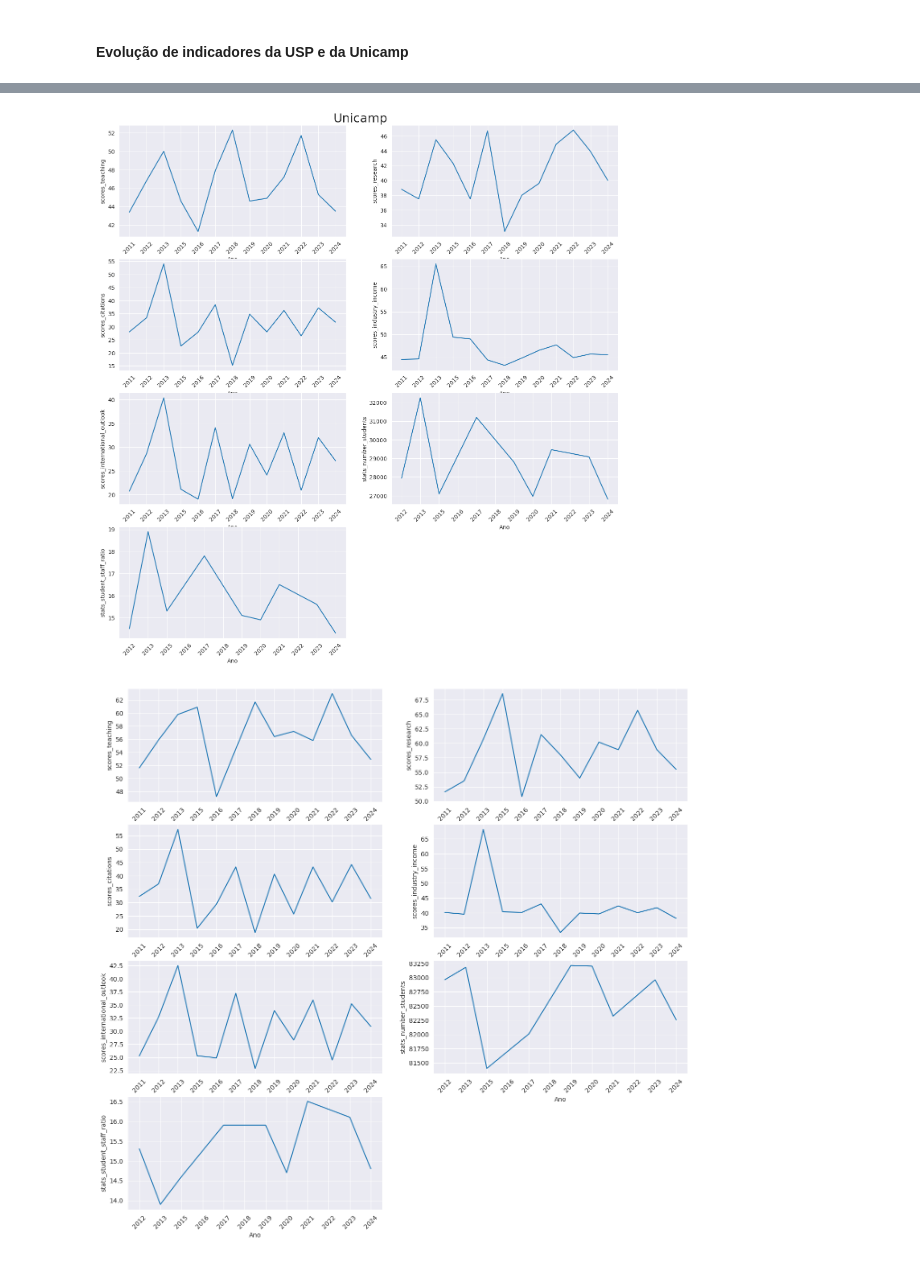
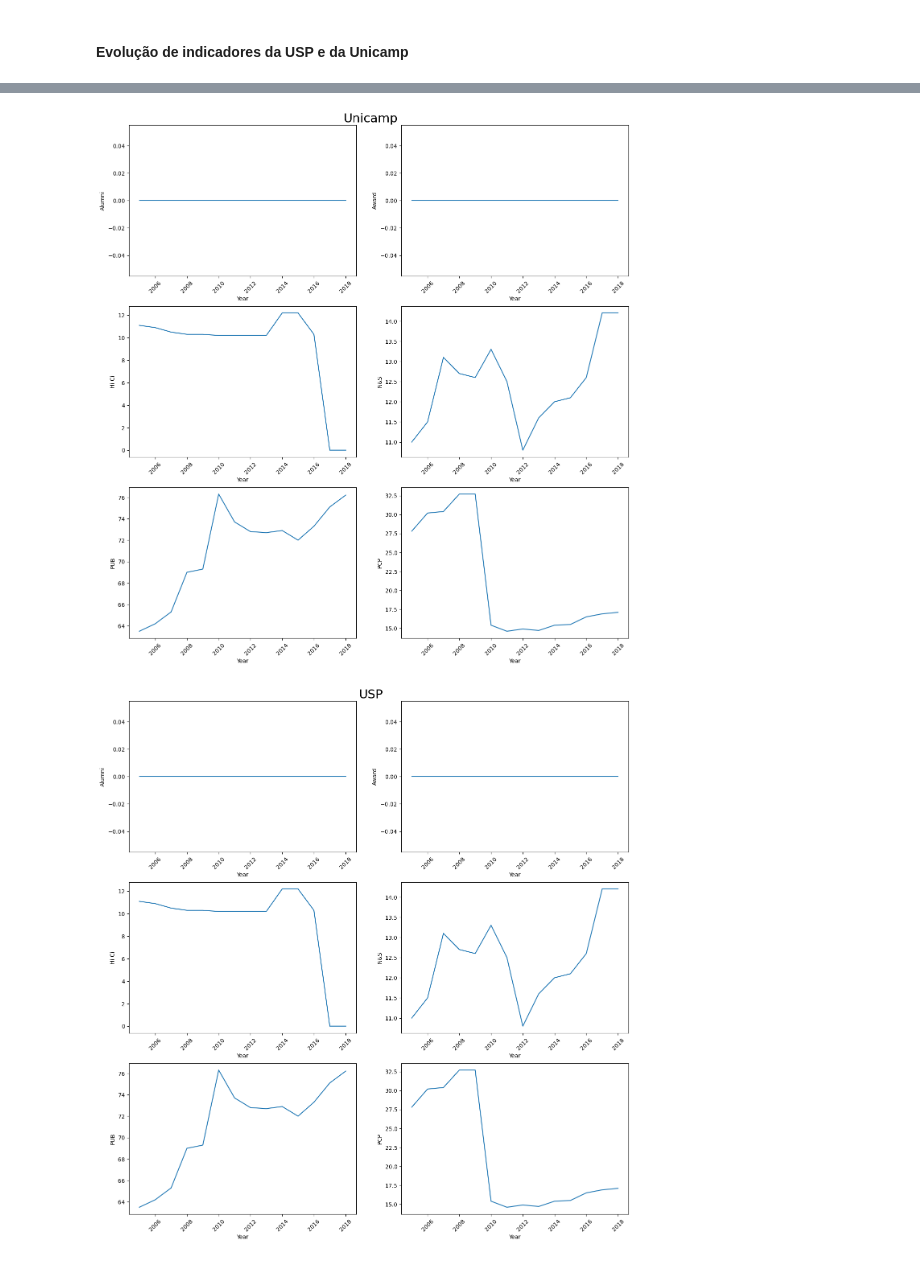
Before and after one commit to RodolfoPCruz/education_analysis, a Jupyter notebook: Shanghai World University Rankings/Shanghai Ranking.ipynb, the cells around one changed output, grey strips where cells are left out. Saved outputs shown, nothing was run; the diff lists cells and outputs as text; code cells hidden in the pictures.

Commit message:
feat: Analise das universidades brasileiras no ranking Shanghai

```diff
--- a/Shanghai World University Rankings/Shanghai Ranking.ipynb
+++ b/Shanghai World University Rankings/Shanghai Ranking.ipynb
@@ -1062,0 +998,8 @@ usp
+# %%
+#Indicadores que serão analisados
+indicadores=['Year','Alumni', 'Award',
+                     'Hi Ci', 'N&S', 'PUB', 'PCP'] #colunas_comparativo são as colunas que serão usadas no comparativo
+# %%
+#criação de um dataframe com os dados da unicamp
+unicamp=df_rankings[(df_rankings['University']=='University of Campinas') & (df_rankings['Year']<=2018)].loc[:,indicadores].reset_index(drop=True).sort_values(by='Year')
+unicamp
@@ -1062,0 +1022,5 @@ usp
+# %%
+#criação de um dataframe com os dados da usp
+
+usp=unicamp=df_rankings[(df_rankings['University']=='University of Sao Paulo') & (df_rankings['Year']<=2018)].loc[:,indicadores].reset_index(drop=True).sort_values(by='Year')
+usp
@@ -1063,38 +1043,35 @@ usp
 # %%
 ncols=2
-nrows=4
-index_indicador=0
+nrows=3
+index_indicador=1
 fig,axs=plt.subplots(ncols=ncols,sharex=False,nrows=nrows,figsize=(16,15))
 fig.suptitle('Unicamp', fontsize=22) #adiciona um título geral para os subplots
 plt.subplots_adjust(top=0.96) #controla a distância entre o título geral dos subplots e os primeiros gráficos
 
 for row in range(nrows):
     for col in range(ncols):
-        if row==3 and col==1:
-            break
-        sns.lineplot(data=unicamp,x='Ano',y=indicadores[index_indicador],ax=axs[row,col])
+        sns.lineplot(data=unicamp,x='Year',y=indicadores[index_indicador],ax=axs[row,col])
         axs[row,col].tick_params('x', labelrotation=45)
         index_indicador+=1
-fig.delaxes(axs[row][col])
 #axs[3,0].tick_params('x', labelrotation=45)
 # %% [output]
-[figure, old version]
+[figure, new version]
 # %%
 ncols=2
-nrows=4
-index_indicador=0
+nrows=3
+index_indicador=1
 fig,axs=plt.subplots(ncols=ncols,sharex=False,nrows=nrows,figsize=(16,15))
+fig.suptitle('USP', fontsize=22) #adiciona um título geral para os subplots
+plt.subplots_adjust(top=0.96) #controla a distância entre o título geral dos subplots e os primeiros gráficos
+
 for row in range(nrows):
     for col in range(ncols):
-        if row==3 and col==1:
-            break
-        sns.lineplot(data=usp,x='Ano',y=indicadores[index_indicador],ax=axs[row,col])
+        sns.lineplot(data=usp,x='Year',y=indicadores[index_indicador],ax=axs[row,col])
         axs[row,col].tick_params('x', labelrotation=45)
         index_indicador+=1
-fig.delaxes(axs[row][col])
 #axs[3,0].tick_params('x', labelrotation=45)
 # %% [output]
-[figure, old version]
+[figure, new version]
 # %%
 #Plotar graficos com as proporções das avaliações para cada destino
 fig,axs=plt.subplots(8,2,figsize=(22,40))
```
Also changed, not shown: parts of 19 cells of this notebook.
